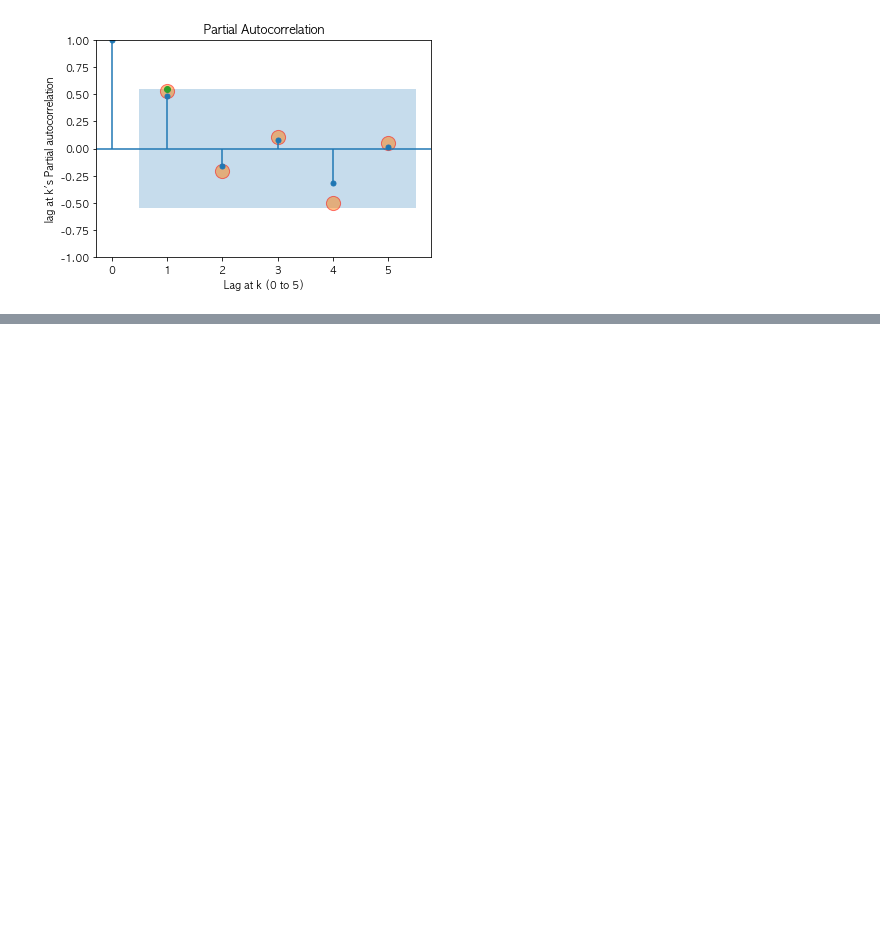
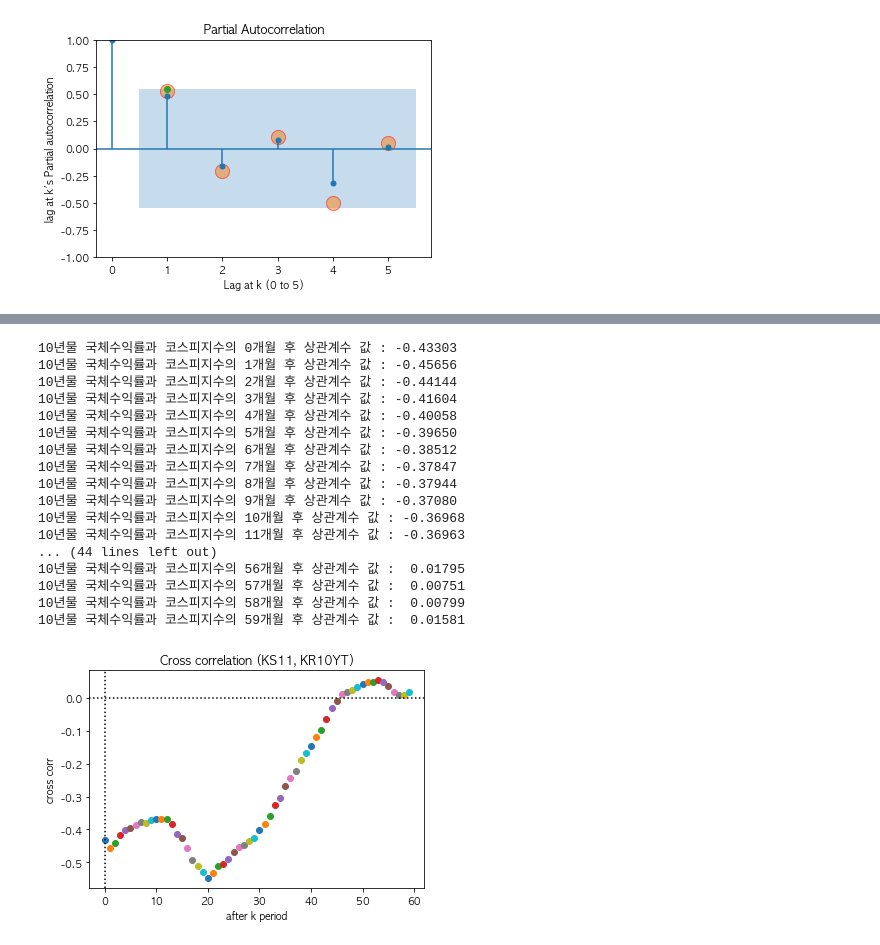
Before and after one commit to freejyb/fin_stats, a Jupyter notebook: 05 correlation_analysis.ipynb, the cells around one changed output, grey strips where cells are left out. Saved outputs shown, nothing was run; the diff lists cells and outputs as text; code cells hidden in the pictures; blank space fills up the shorter version.

```diff
--- a/05 correlation_analysis.ipynb
+++ b/05 correlation_analysis.ipynb
@@ -641,0 +730,5 @@ lag at 5's Partial autocorrelation =  0.05
+# %%
+import FinanceDataReader as fdr
+
+kr10YT = fdr.DataReader('KR10YT=RR','2010-01-01', '2020-01-01')
+ks11 = fdr.DataReader('KS11', '2010-01-01', '2020-01-01')
@@ -641,0 +836,41 @@ lag at 5's Partial autocorrelation =  0.05
+# %%
+import statsmodels.api as sm
+import numpy as np
+import matplotlib.pyplot as plt
+
+kr10yt_data = np.array(kr10yt_BM['Close'])
+ks11_data = np.array(ks11_BM['Close'])
+
+
+cc = sm.tsa.stattools.ccf(ks11_data, kr10yt_data, adjusted=False, fft=True)
+
+for i in range(60):
+    print(f'10년물 국체수익률과 코스피지수의 {i}개월 후 상관계수 값 : {cc[i] : .5f}')
+
+for i in range(60):
+    plt.scatter(i, cc[i])
+plt.axvline(x=0, color='k' ,linestyle = ':')
+plt.axhline(y=0, color='k' ,linestyle = ':')
+plt.title('Cross correlation (KS11, KR10YT)')
+plt.xlabel('after k period')
+plt.ylabel('cross corr')
+plt.show()
+# %% [output]
+10년물 국체수익률과 코스피지수의 0개월 후 상관계수 값 : -0.43303
+10년물 국체수익률과 코스피지수의 1개월 후 상관계수 값 : -0.45656
+10년물 국체수익률과 코스피지수의 2개월 후 상관계수 값 : -0.44144
+10년물 국체수익률과 코스피지수의 3개월 후 상관계수 값 : -0.41604
+10년물 국체수익률과 코스피지수의 4개월 후 상관계수 값 : -0.40058
+10년물 국체수익률과 코스피지수의 5개월 후 상관계수 값 : -0.39650
+10년물 국체수익률과 코스피지수의 6개월 후 상관계수 값 : -0.38512
+10년물 국체수익률과 코스피지수의 7개월 후 상관계수 값 : -0.37847
+10년물 국체수익률과 코스피지수의 8개월 후 상관계수 값 : -0.37944
+10년물 국체수익률과 코스피지수의 9개월 후 상관계수 값 : -0.37080
+10년물 국체수익률과 코스피지수의 10개월 후 상관계수 값 : -0.36968
+10년물 국체수익률과 코스피지수의 11개월 후 상관계수 값 : -0.36963
+... (44 lines left out)
+10년물 국체수익률과 코스피지수의 56개월 후 상관계수 값 :  0.01795
+10년물 국체수익률과 코스피지수의 57개월 후 상관계수 값 :  0.00751
+10년물 국체수익률과 코스피지수의 58개월 후 상관계수 값 :  0.00799
+10년물 국체수익률과 코스피지수의 59개월 후 상관계수 값 :  0.01581
+[figure, added]
```
Also changed, not shown: parts of 10 cells of this notebook.
